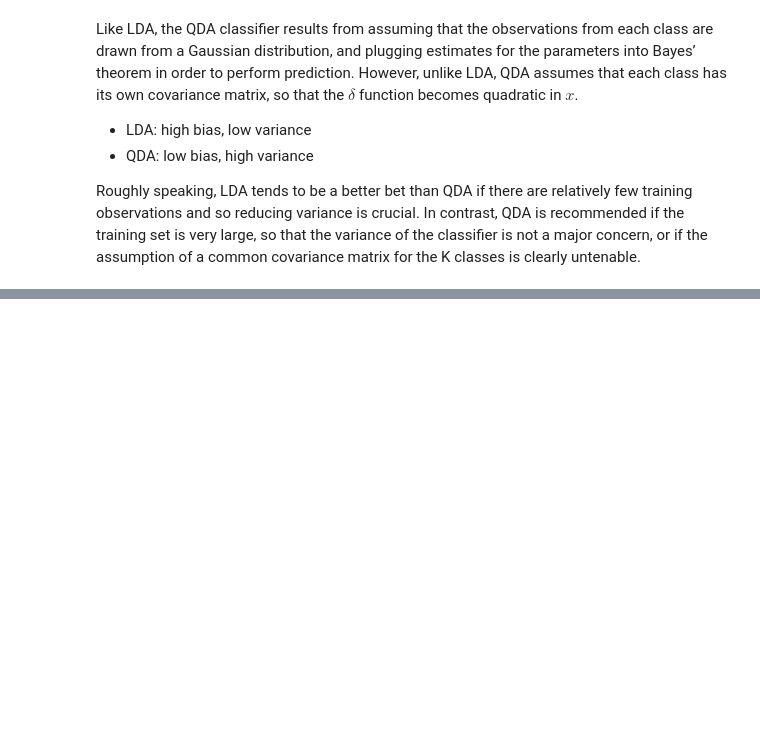
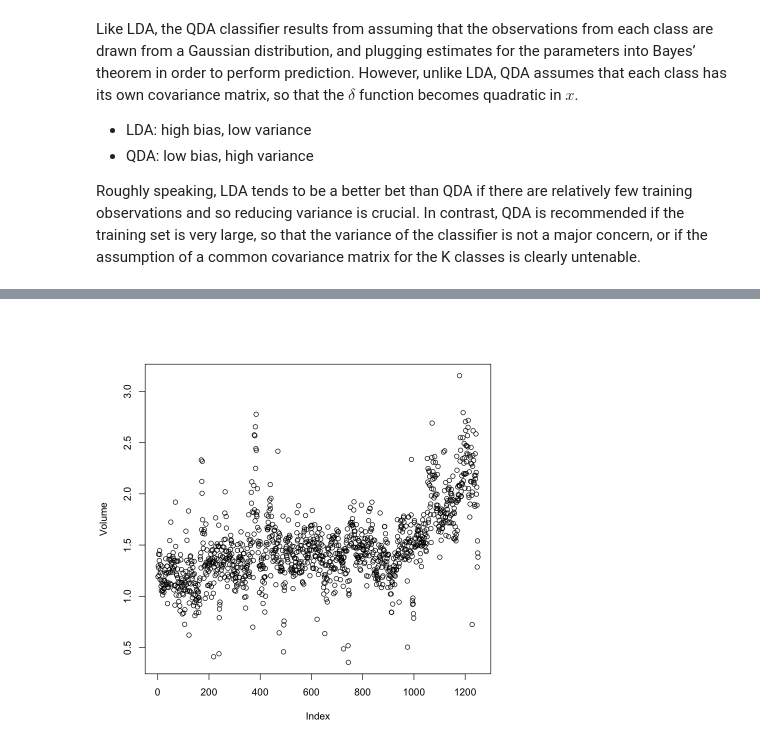
Before and after one commit to guglielmosanchini/StatisticsPy, a Jupyter notebook: IntrotoStatisticalLearning/Chapter_4.ipynb, the cells around one changed output, grey strips where cells are left out. Cells and saved outputs as stored; diff of their text form; code cells hidden in the pictures; blank space fills up the shorter version.

```diff
--- a/IntrotoStatisticalLearning/Chapter_4.ipynb
+++ b/IntrotoStatisticalLearning/Chapter_4.ipynb
@@ -108,0 +161,5 @@ Roughly speaking, LDA tends to be a better bet than QDA if there are relatively
+# %%
+par(bg = 'white')
+plot(Volume)
+# %% [output]
+[figure, added]
```
Also changed, not shown: parts of 33 cells of this notebook, 2 other files.
